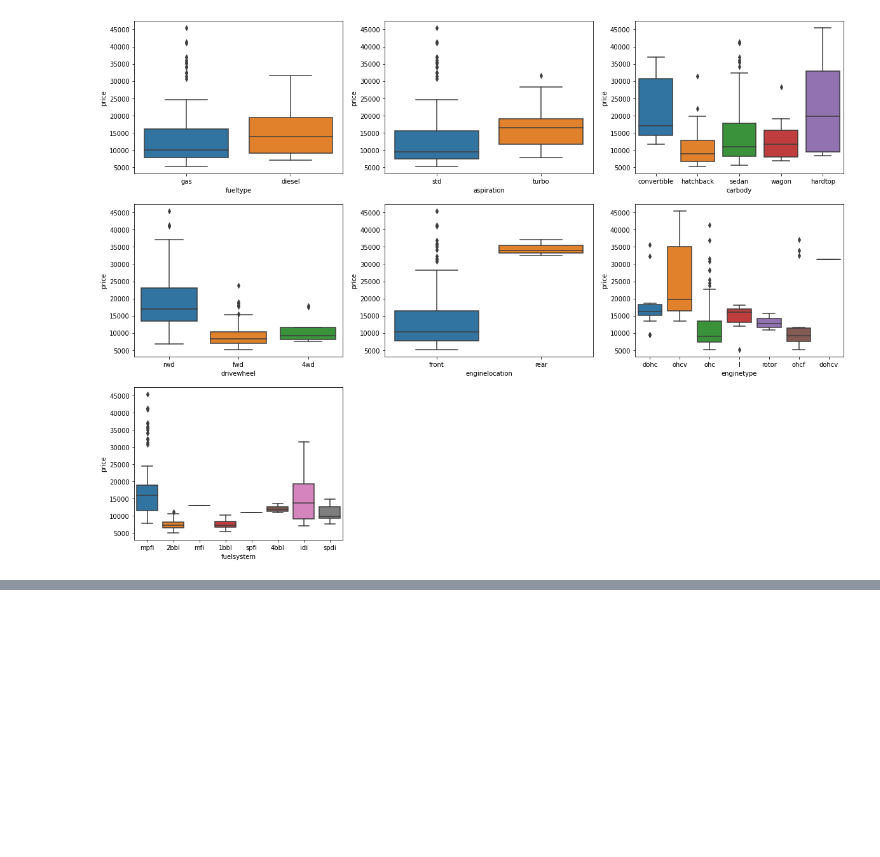
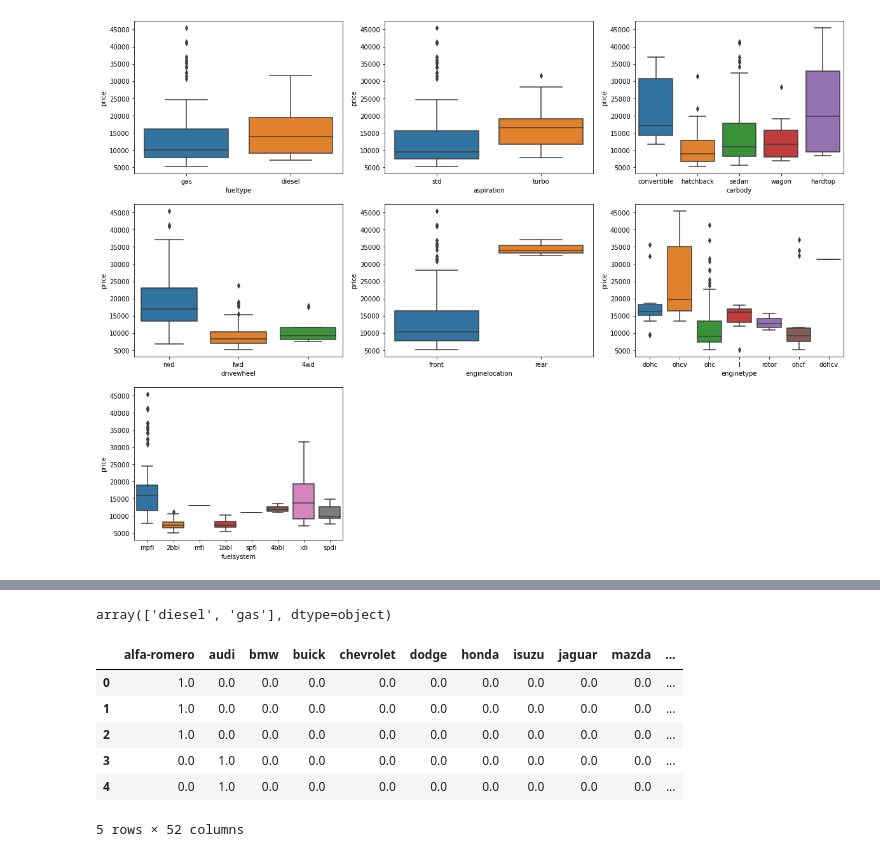
Before and after one commit to karlbehrensg/car-price-prediction, a Jupyter notebook: Car Price Prediction.ipynb, the cells around one changed output, grey strips where cells are left out. Saved outputs shown, nothing was run; the diff lists cells and outputs as text; code cells hidden in the pictures; blank space fills up the shorter version.

```diff
--- a/Car Price Prediction.ipynb
+++ b/Car Price Prediction.ipynb
@@ -154,0 +158,3 @@ fueltype, aspiration, drivewheel, enginelocation seems are more relevant to the
+# %%
+cat_encoder = OneHotEncoder()
+cars_cat_1hot = cat_encoder.fit_transform(cars[cat_col])
@@ -154,0 +187,21 @@ fueltype, aspiration, drivewheel, enginelocation seems are more relevant to the
+# %%
+cat_encoder.categories_[1]
+# %% [output]
+array(['diesel', 'gas'], dtype=object)
+# %%
+cat_encoder_columns = []
+
+for i in cat_encoder.categories_:
+    cat_encoder_columns.extend(i)
+# %%
+cars_cat_encoded = pd.DataFrame(data=cars_cat_1hot.toarray(), columns=cat_encoder_columns)
+cars_cat_encoded = pd.concat([cars_cat_encoded, cars['price']], axis=1, sort=False)
+cars_cat_encoded.head()
+# %% [output]
+|  | alfa-romero | audi | bmw | buick | chevrolet | dodge | honda | isuzu | jaguar | mazda | ... |
+| 0 | 1.0 | 0.0 | 0.0 | 0.0 | 0.0 | 0.0 | 0.0 | 0.0 | 0.0 | 0.0 | ... |
+| 1 | 1.0 | 0.0 | 0.0 | 0.0 | 0.0 | 0.0 | 0.0 | 0.0 | 0.0 | 0.0 | ... |
+| 2 | 1.0 | 0.0 | 0.0 | 0.0 | 0.0 | 0.0 | 0.0 | 0.0 | 0.0 | 0.0 | ... |
+| 3 | 0.0 | 1.0 | 0.0 | 0.0 | 0.0 | 0.0 | 0.0 | 0.0 | 0.0 | 0.0 | ... |
+| 4 | 0.0 | 1.0 | 0.0 | 0.0 | 0.0 | 0.0 | 0.0 | 0.0 | 0.0 | 0.0 | ... |
+5 rows × 52 columns
```
Also changed, not shown: parts of 7 cells of this notebook.
